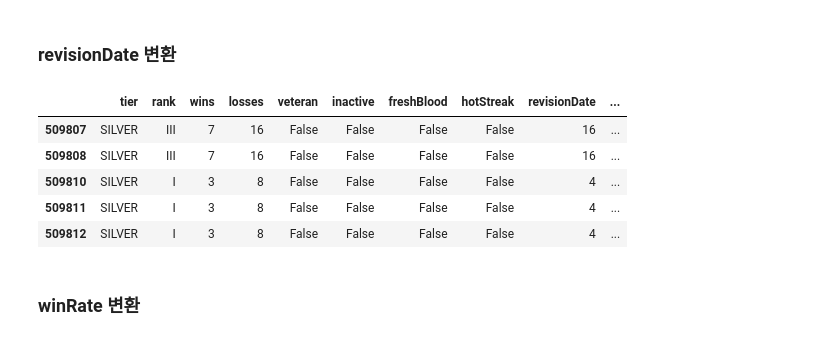
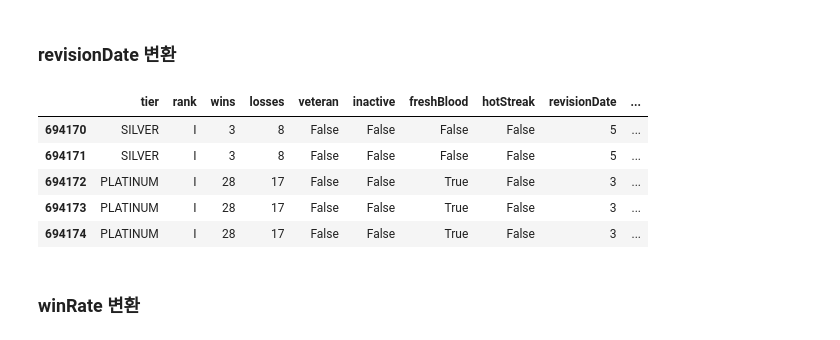
Before and after one commit to SKNETWORKS-FAMILY-AICAMP/SKN11-2nd-4Team, a Jupyter notebook: EDA/EDA.ipynb, the cells around one changed output. Saved outputs shown, nothing was run; the diff lists cells and outputs as text; code cells hidden in the pictures.

```diff
--- a/EDA/EDA.ipynb
+++ b/EDA/EDA.ipynb
@@ -310,25 +292,25 @@ drop_dupl_sample_data.head()
 # %%
 rev_diff_data = []
 lpt_diff_data = []
 
-for revisionDate, lastPlayTime in zip(drop_dupl_sample_data["revisionDate"], drop_dupl_sample_data["lastPlayTime"]):
+for revisionDate, lastPlayTime in zip(drop_dupl_data["revisionDate"], drop_dupl_data["lastPlayTime"]):
     rev_diff = datetime.now(timezone.utc) - datetime.fromtimestamp(revisionDate / 1000, tz=timezone.utc)
     lpt_diff = datetime.now(timezone.utc) - datetime.fromtimestamp(lastPlayTime / 1000, tz=timezone.utc)
     rev_diff_data.append(rev_diff.days)
     lpt_diff_data.append(lpt_diff.days)
 
-rev_trans_data = drop_dupl_sample_data.copy()
+rev_trans_data = drop_dupl_data.copy()
 rev_trans_data["revisionDate"] = rev_diff_data
 rev_trans_data["lastPlayTime"] = lpt_diff_data
 
 rev_trans_data.tail()
 # %% [output]
 |  | tier | rank | wins | losses | veteran | inactive | freshBlood | hotStreak | revisionDate | ... |
-| 509807 | SILVER | III | 7 | 16 | False | False | False | False | 16 | ... |
-| 509808 | SILVER | III | 7 | 16 | False | False | False | False | 16 | ... |
-| 509810 | SILVER | I | 3 | 8 | False | False | False | False | 4 | ... |
-| 509811 | SILVER | I | 3 | 8 | False | False | False | False | 4 | ... |
-| 509812 | SILVER | I | 3 | 8 | False | False | False | False | 4 | ... |
+| 694170 | SILVER | I | 3 | 8 | False | False | False | False | 5 | ... |
+| 694171 | SILVER | I | 3 | 8 | False | False | False | False | 5 | ... |
+| 694172 | PLATINUM | I | 28 | 17 | False | False | True | False | 3 | ... |
+| 694173 | PLATINUM | I | 28 | 17 | False | False | True | False | 3 | ... |
+| 694174 | PLATINUM | I | 28 | 17 | False | False | True | False | 3 | ... |
 # %%
 # a = datetime.now(timezone.utc) - datetime.fromtimestamp(1698243784000 / 1000, tz=timezone.utc)
 # print(a.days)
```
Also changed, not shown: parts of 14 cells of this notebook.
